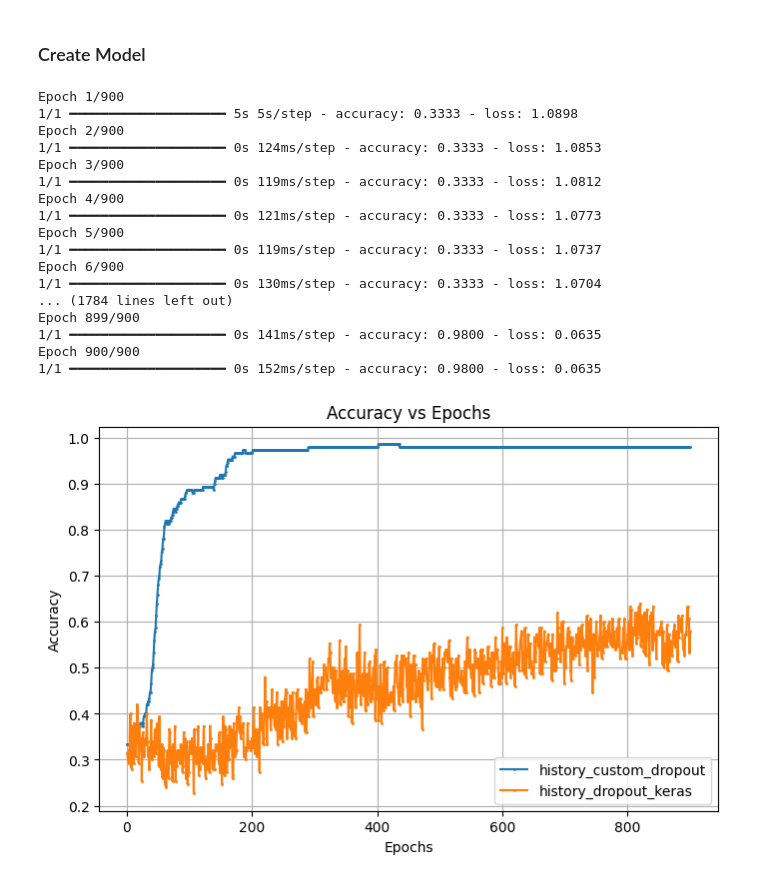
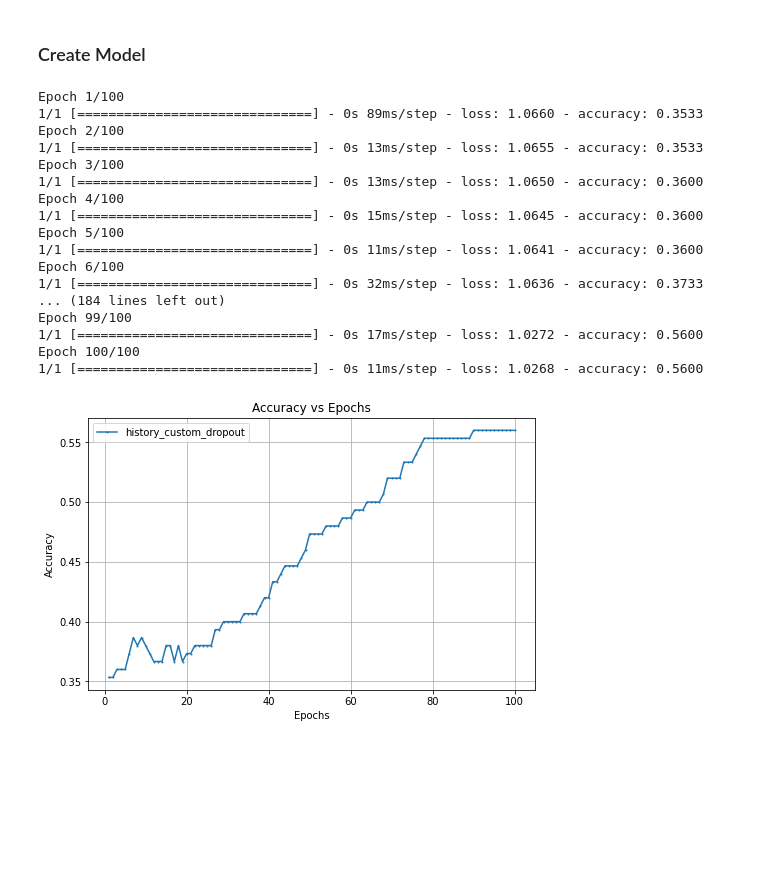
Before and after one commit to pajri/custom_dropout, a Jupyter notebook: iris_dropout_extended.ipynb, the cells around one changed output. Drawn from its saved outputs; the diff is of its cells as text; code cells hidden in the pictures; blank space fills up the shorter version.

```diff
--- a/iris_dropout_extended.ipynb
+++ b/iris_dropout_extended.ipynb
@@ -178,49 +170,49 @@ class CustomDropoutLayer(keras.layers.Layer):
 # %%
 model = Sequential() #line by line from top to bottom vanilla, dense, fully connected
 model.add(Dense(len(x[0]), activation='relu', input_shape=x[0].shape)) #fully connected, dense
-model.add(CustomDropoutLayer(0.2)) #small values only --> small = not significant
+model.add(CustomMinDropout(0.2)) #small values only --> small = not significant
 model.add(Dense(6, activation='relu')) #hidden layer
-model.add(CustomDropoutLayer(0.2)) #small values only --> small = not significant
+model.add(CustomMinDropout(0.2)) #small values only --> small = not significant
 model.add(Dense(len(y[0,:]), activation='sigmoid',)) #sigmoid, tanh, step, SGD, softmax
 
 model.compile(loss='categorical_crossentropy', optimizer='adam', metrics=['accuracy']) #adam
 # %%
-log_custom_dropout=model.fit(x,y,epochs=900,batch_size=150) #backpropagation #too
+log_custom_dropout=model.fit(x,y,epochs=100,batch_size=150) #backpropagation #too
 # %% [output]
-Epoch 1/900
-1/1 ━━━━━━━━━━━━━━━━━━━━ 5s 5s/step - accuracy: 0.3333 - loss: 1.0898
-Epoch 2/900
-1/1 ━━━━━━━━━━━━━━━━━━━━ 0s 124ms/step - accuracy: 0.3333 - loss: 1.0853
-Epoch 3/900
-1/1 ━━━━━━━━━━━━━━━━━━━━ 0s 119ms/step - accuracy: 0.3333 - loss: 1.0812
-Epoch 4/900
-1/1 ━━━━━━━━━━━━━━━━━━━━ 0s 121ms/step - accuracy: 0.3333 - loss: 1.0773
-Epoch 5/900
-1/1 ━━━━━━━━━━━━━━━━━━━━ 0s 119ms/step - accuracy: 0.3333 - loss: 1.0737
-Epoch 6/900
-1/1 ━━━━━━━━━━━━━━━━━━━━ 0s 130ms/step - accuracy: 0.3333 - loss: 1.0704
-... (1784 lines left out)
-Epoch 899/900
-1/1 ━━━━━━━━━━━━━━━━━━━━ 0s 141ms/step - accuracy: 0.9800 - loss: 0.0635
-Epoch 900/900
-1/1 ━━━━━━━━━━━━━━━━━━━━ 0s 152ms/step - accuracy: 0.9800 - loss: 0.0635
+Epoch 1/100
+1/1 [==============================] - 0s 89ms/step - loss: 1.0660 - accuracy: 0.3533
+Epoch 2/100
+1/1 [==============================] - 0s 13ms/step - loss: 1.0655 - accuracy: 0.3533
+Epoch 3/100
+1/1 [==============================] - 0s 13ms/step - loss: 1.0650 - accuracy: 0.3600
+Epoch 4/100
+1/1 [==============================] - 0s 15ms/step - loss: 1.0645 - accuracy: 0.3600
+Epoch 5/100
+1/1 [==============================] - 0s 11ms/step - loss: 1.0641 - accuracy: 0.3600
+Epoch 6/100
+1/1 [==============================] - 0s 32ms/step - loss: 1.0636 - accuracy: 0.3733
+... (184 lines left out)
+Epoch 99/100
+1/1 [==============================] - 0s 17ms/step - loss: 1.0272 - accuracy: 0.5600
+Epoch 100/100
+1/1 [==============================] - 0s 11ms/step - loss: 1.0268 - accuracy: 0.5600
 # %%
 import matplotlib.pyplot as plt
 
 # Extract history data (assume log_custom_dropout is your training history object)
 history_custom_dropout = log_custom_dropout.history
-history_dropout_keras = log_dropout_keras.history
+# history_dropout_keras = log_dropout_keras.history
 epochs = range(1, len(history_custom_dropout['accuracy']) + 1)
 
 # Plot Training and Validation Accuracy
 plt.figure(figsize=(8, 5))
 plt.plot(epochs, history_custom_dropout['accuracy'], label='history_custom_dropout', marker='o', markersize=1)  # Smaller dots
-plt.plot(epochs, history_dropout_keras['accuracy'], label='history_dropout_keras', marker='s', markersize=1)  # Smaller dots
+# plt.plot(epochs, history_dropout_keras['accuracy'], label='history_dropout_keras', marker='s', markersize=1)  # Smaller dots
 plt.title('Accuracy vs Epochs')
 plt.xlabel('Epochs')
 plt.ylabel('Accuracy')
 plt.legend()
 plt.grid(True)
 plt.show()
 # %% [output]
-[figure, old version]
+[figure, new version]
```
Also changed, not shown: parts of 3 cells of this notebook, 1 other file.
